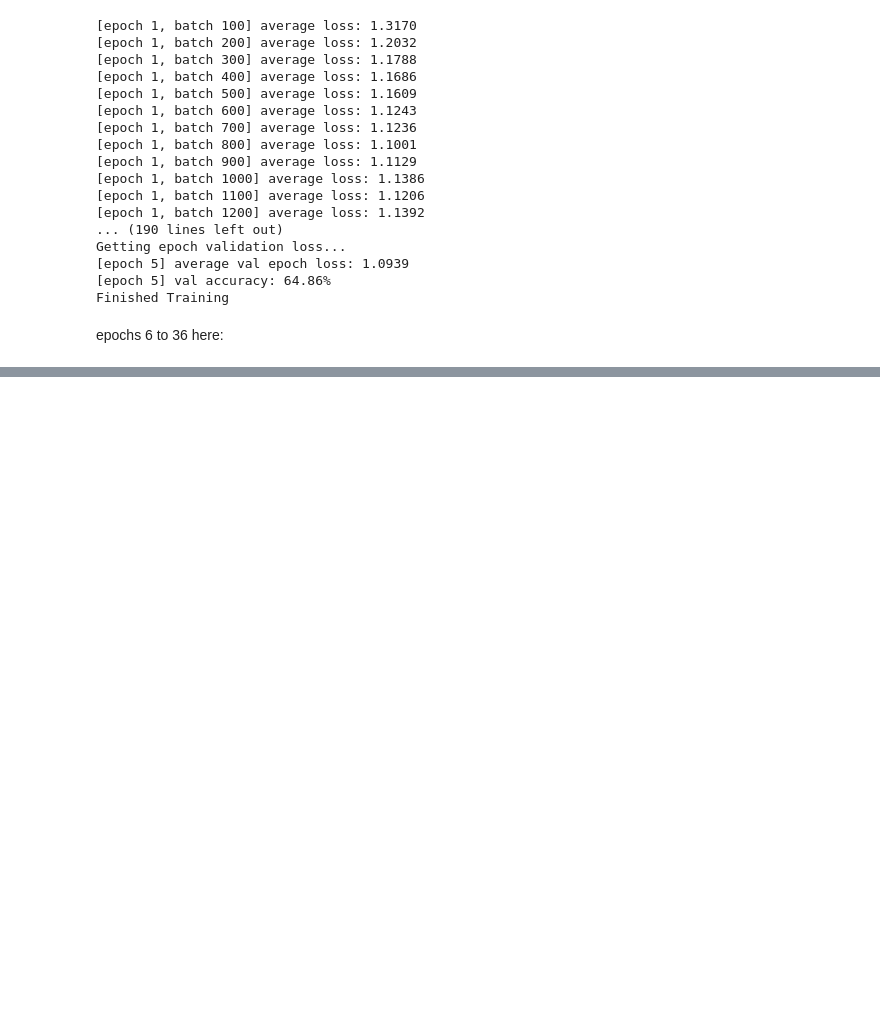
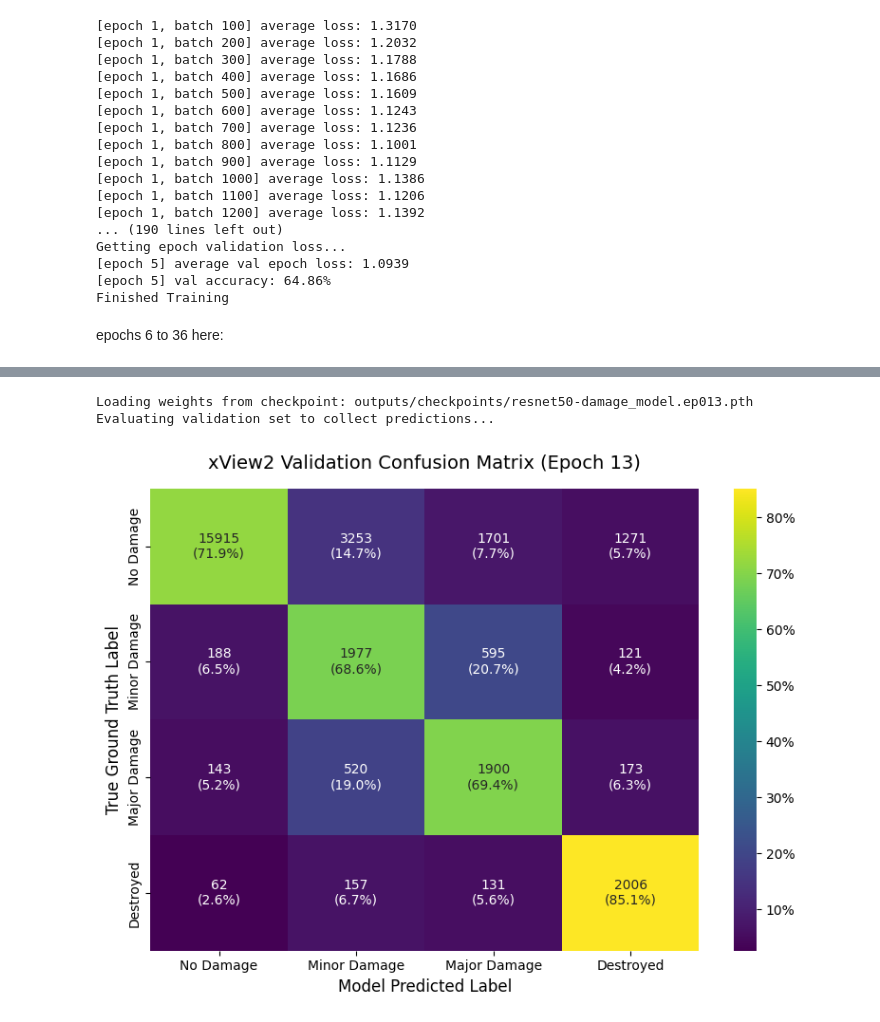
Before and after one commit to aishanikar9/BWSI_Operations_Team, a Jupyter notebook: BWSI_xView2_Model.ipynb, the cells around one changed output, grey strips where cells are left out. Drawn from its saved outputs; the diff is of its cells as text; code cells hidden in the pictures; blank space fills up the shorter version.

```diff
--- a/BWSI_xView2_Model.ipynb
+++ b/BWSI_xView2_Model.ipynb
@@ -504,34 +528,38 @@ def generate_confusion_matrix(net, val_loader, checkpoints_path, model_name, epo
             #Store values on CPU for scikit-learn processing
             all_preds.extend(predicted.cpu().numpy())
             all_labels.extend(labels.cpu().numpy())
 
     #Calculate the raw confusion matrix
     cm = confusion_matrix(all_labels, all_preds)
 
     #Calculate a normalized matrix to see percentage accuracies per class
     cm_normalized = cm.astype('float') / cm.sum(axis=1)[:, np.newaxis]
 
     # 4. Plot the Matrix using Seaborn
     class_names = ['No Damage', 'Minor Damage', 'Major Damage', 'Destroyed']
 
     plt.figure(figsize=(8,6))
 
     #Annotate with both the raw count and the percentage breakdown
     labels_display = (np.array([f"{count}\n({percent:.1%})"
                        for count, percent in zip(cm.flatten(), cm_normalized.flatten())])).reshape(4, 4)
 
     ax=sns.heatmap(cm_normalized, annot=labels_display, fmt='', cmap='viridis',
                 xticklabels=class_names, yticklabels=class_names)
 
     ax.collections[0].colorbar.ax.yaxis.set_major_formatter(mtick.PercentFormatter(1.0))
 
     plt.title(f'xView2 Validation Confusion Matrix (Epoch {epoch_to_load})', fontsize=14, pad=15)
     plt.ylabel('True Ground Truth Label', fontsize=12)
     plt.xlabel('Model Predicted Label', fontsize=12)
     plt.tight_layout()
     plt.show()
 
-generate_confusion_matrix(net, val_loader, outputs, model_name, epoch_to_load=5)
+generate_confusion_matrix(net, val_loader, outputs, model_name, epoch_to_load=13)
+# %% [output]
+Loading weights from checkpoint: outputs/checkpoints/resnet50-damage_model.ep013.pth
+Evaluating validation set to collect predictions...
+[figure, added]
 # %%
 import torch
 import numpy as np
```
Also changed, not shown: parts of 7 cells of this notebook.
